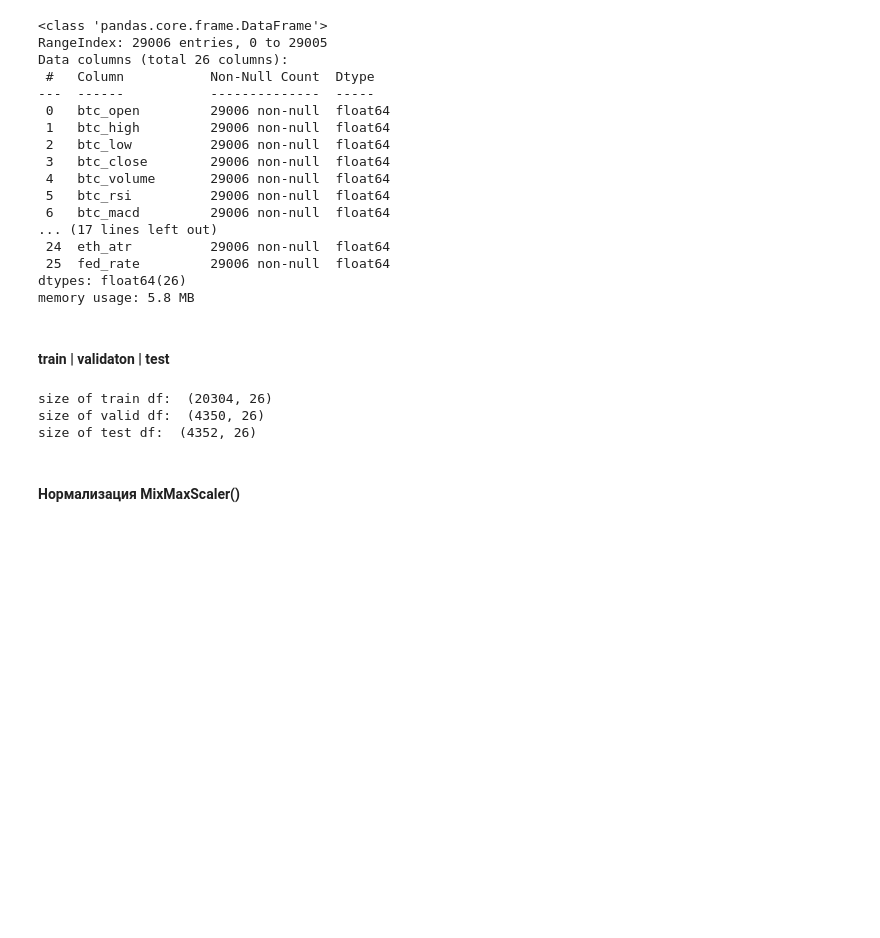
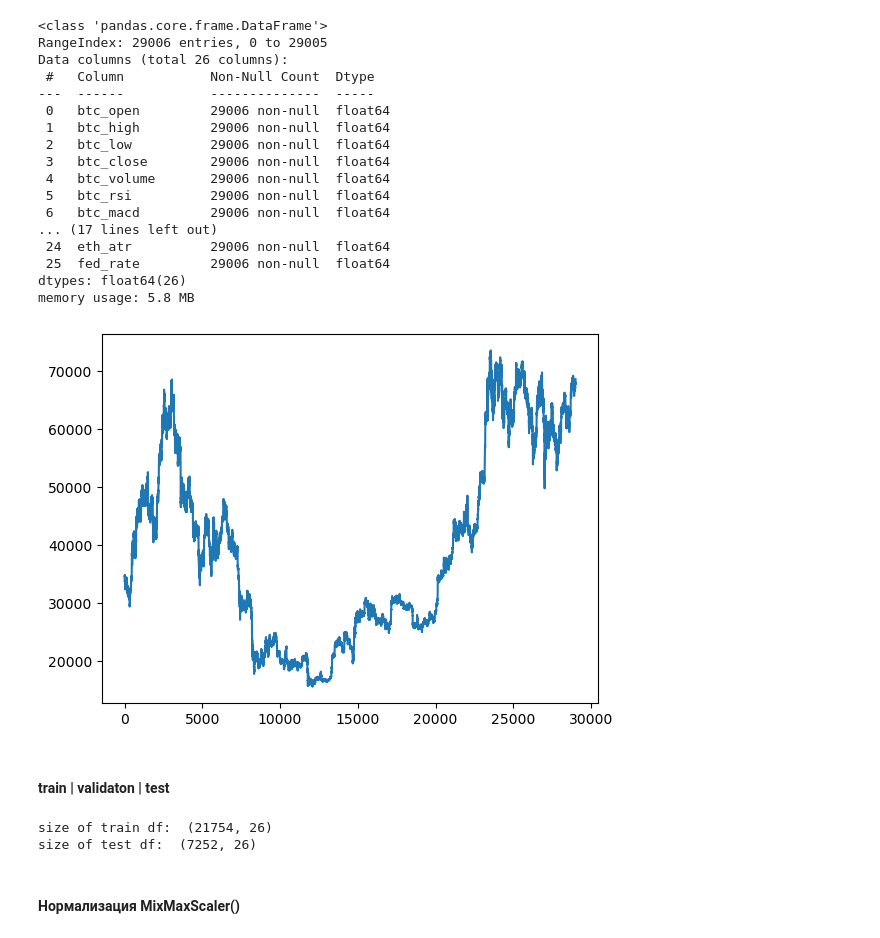
Before and after one commit to guusarskiy/ml_dl_project, a Jupyter notebook: project_note.ipynb, the cells around one changed output. Saved outputs shown, nothing was run; the diff lists cells and outputs as text; code cells hidden in the pictures; blank space fills up the shorter version.

```diff
--- a/project_note.ipynb
+++ b/project_note.ipynb
@@ -69,24 +70,28 @@ Data columns (total 26 columns):
  25  fed_rate         29006 non-null  float64
 dtypes: float64(26)
 memory usage: 5.8 MB
+# %%
+plt.plot(market_data['btc_close'])
+plt.show()
+# %% [output]
+[figure, added]
 # %% [markdown]
 #### train | validaton | test
 # %%
-train_size = int(0.7 * len(market_data))
-valid_size = int(0.15 * len(market_data))
-test_size = len(market_data) - train_size - valid_size
+train_size = int(0.75 * len(market_data))
+#valid_size = int(0.15 * len(market_data))
+test_size = len(market_data) - train_size
 
 train_data = market_data[:train_size]
-valid_data = market_data[train_size : train_size + valid_size]
-test_data = market_data[train_size + valid_size:]
+#valid_data = market_data[train_size : train_size + valid_size]
+test_data = market_data[train_size:]
 
 print('size of train df: ', train_data.shape)
-print('size of valid df: ', valid_data.shape)
+#print('size of valid df: ', valid_data.shape)
 print('size of test df: ', test_data.shape)
 # %% [output]
-size of train df:  (20304, 26)
-size of valid df:  (4350, 26)
-size of test df:  (4352, 26)
+size of train df:  (21754, 26)
+size of test df:  (7252, 26)
 # %% [markdown]
 #### Нормализация MixMaxScaler()
 # %%
```
Also changed, not shown: parts of 8 cells of this notebook.
